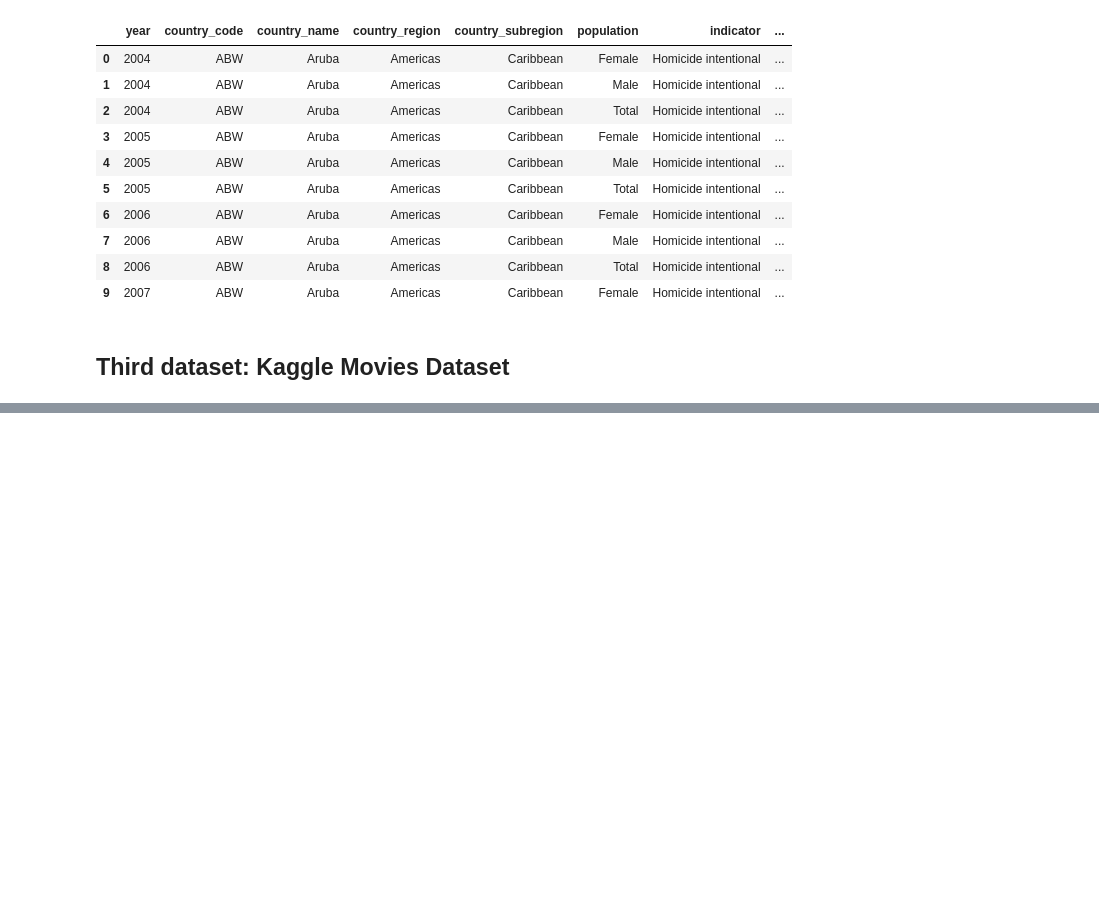
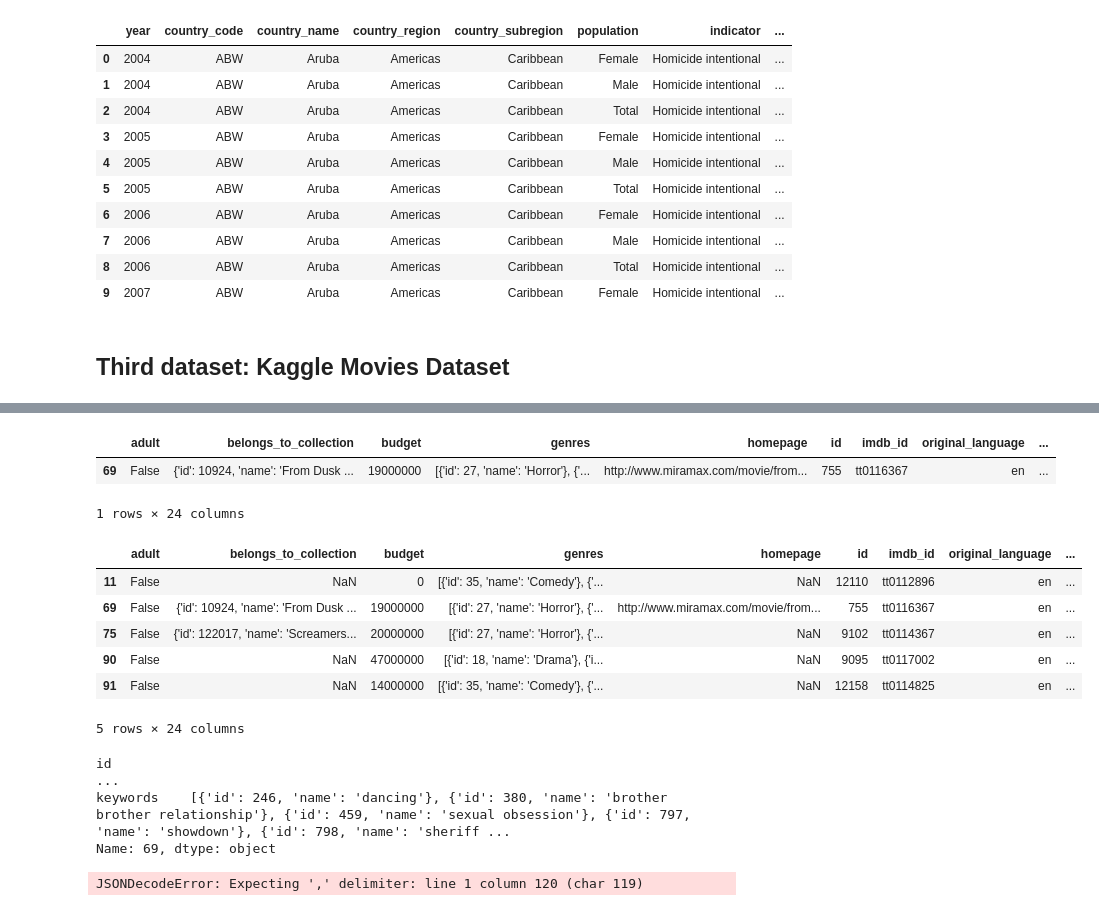
Before and after one commit to epfl-ada/ada-2024-project-alligatorsdontapologize24, a Jupyter notebook: src/Exploratory_Data_Analysis.ipynb, the cells around one changed output, grey strips where cells are left out. Saved outputs shown, nothing was run; the diff lists cells and outputs as text; code cells hidden in the pictures; blank space fills up the shorter version.

```diff
--- a/src/Exploratory_Data_Analysis.ipynb
+++ b/src/Exploratory_Data_Analysis.ipynb
@@ -77,0 +88,25 @@ Kaggle_movies_metadata.head(10)
+# %%
+Kaggle_movies_metadata[Kaggle_movies_metadata['id']=='755']
+# %% [output]
+|  | adult | belongs_to_collection | budget | genres | homepage | id | imdb_id | original_language | ... |
+| 69 | False | {'id': 10924, 'name': 'From Dusk ... | 19000000 | [{'id': 27, 'name': 'Horror'}, {'... | http://www.miramax.com/movie/from... | 755 | tt0116367 | en | ... |
+1 rows × 24 columns
+# %%
+filtered_Kaggle_metadata = Kaggle_movies_metadata[Kaggle_movies_metadata['genres'].str.contains(r'\bHorror\b', na=False)]
+filtered_Kaggle_metadata.head()
+# %% [output]
+|  | adult | belongs_to_collection | budget | genres | homepage | id | imdb_id | original_language | ... |
+| 11 | False | NaN | 0 | [{'id': 35, 'name': 'Comedy'}, {'... | NaN | 12110 | tt0112896 | en | ... |
+| 69 | False | {'id': 10924, 'name': 'From Dusk ... | 19000000 | [{'id': 27, 'name': 'Horror'}, {'... | http://www.miramax.com/movie/from... | 755 | tt0116367 | en | ... |
+| 75 | False | {'id': 122017, 'name': 'Screamers... | 20000000 | [{'id': 27, 'name': 'Horror'}, {'... | NaN | 9102 | tt0114367 | en | ... |
+| 90 | False | NaN | 47000000 | [{'id': 18, 'name': 'Drama'}, {'i... | NaN | 9095 | tt0117002 | en | ... |
+| 91 | False | NaN | 14000000 | [{'id': 35, 'name': 'Comedy'}, {'... | NaN | 12158 | tt0114825 | en | ... |
+5 rows × 24 columns
+# %%
+pd.set_option('display.max_colwidth', None)
+test = Kaggle_keywords.loc[69]
+print(test)
+# %% [output]
+id                                                                                                                                                                                                       ...
+keywords    [{'id': 246, 'name': 'dancing'}, {'id': 380, 'name': 'brother brother relationship'}, {'id': 459, 'name': 'sexual obsession'}, {'id': 797, 'name': 'showdown'}, {'id': 798, 'name': 'sheriff ...
+Name: 69, dtype: object
@@ -77,0 +116,18 @@ Kaggle_movies_metadata.head(10)
+# %%
+# Join the dictionary words into a single regex pattern with word boundaries
+pattern = r'\b(?:' + '|'.join(map(re.escape, violence_dict)) + r')\b'
+
+# Function to check if any 'name' in the JSON list contains a violence-related word
+def contains_violence(json_str):
+    # Parse the JSON string into a list of dictionaries
+    json_data = json.loads(json_str.replace("'", "\""))  # Replace single quotes with double quotes for valid JSON
+    # Check all 'name' values for matches with the violence dictionary
+    return any(re.search(pattern, item['name'], re.IGNORECASE) for item in json_data if 'name' in item)
+
+# Filter the DataFrame
+filtered_df = Kaggle_keywords[Kaggle_keywords['keywords'].apply(contains_violence)]
+
+
+print(filtered_df)
+# %% [output]
+JSONDecodeError: Expecting ',' delimiter: line 1 column 120 (char 119)
```
Also changed, not shown: parts of 9 cells of this notebook.
